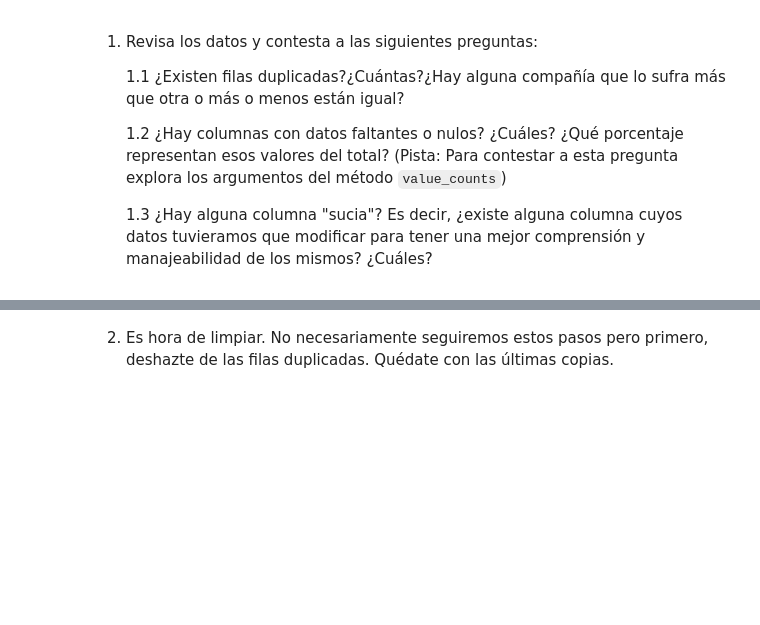
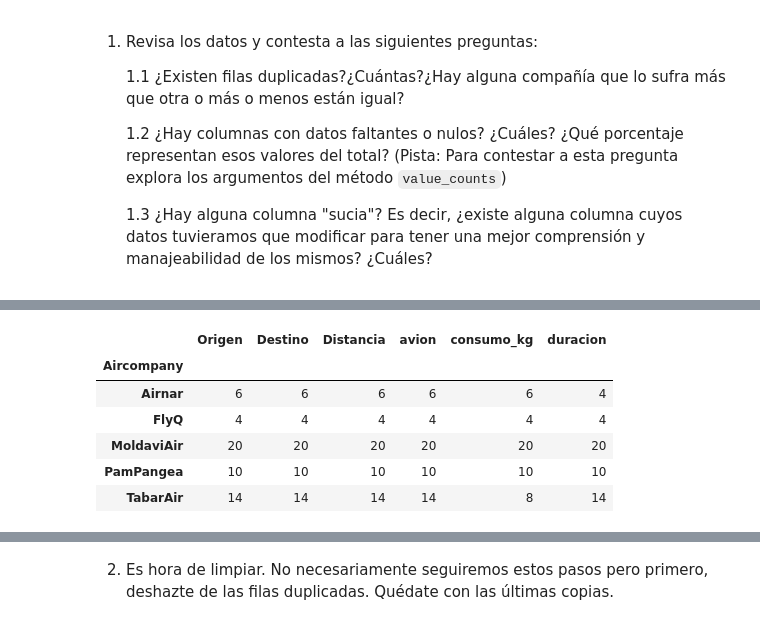
Before and after one commit to franthelad/ONLINE_DS_THEBRIDGE_FRAN_PASTOR, a Jupyter notebook: Sprint_04/Unidad_02/Practica_Obligatoria/18_Practica_Obligatoria_Pandas_II.ipynb, the cells around one changed output, grey strips where cells are left out. Cells and saved outputs as stored; diff of their text form; code cells hidden in the pictures; blank space fills up the shorter version.

```diff
--- a/Sprint_04/Unidad_02/Practica_Obligatoria/18_Practica_Obligatoria_Pandas_II.ipynb
+++ b/Sprint_04/Unidad_02/Practica_Obligatoria/18_Practica_Obligatoria_Pandas_II.ipynb
@@ -93,0 +76,10 @@ dtype: int64
+# %%
+df_viajes_aereos[df_viajes_aereos.duplicated(keep= False)].groupby('Aircompany').count() #hay significativamente mas duplicados en moldaviair
+# %% [output]
+|  | Origen | Destino | Distancia | avion | consumo_kg | duracion |
+| Aircompany |  |  |  |  |  |  |
+| Airnar | 6 | 6 | 6 | 6 | 6 | 4 |
+| FlyQ | 4 | 4 | 4 | 4 | 4 | 4 |
+| MoldaviAir | 20 | 20 | 20 | 20 | 20 | 20 |
+| PamPangea | 10 | 10 | 10 | 10 | 10 | 10 |
+| TabarAir | 14 | 14 | 14 | 14 | 8 | 14 |
```
Also changed, not shown: parts of 18 cells of this notebook, 42 other files.
